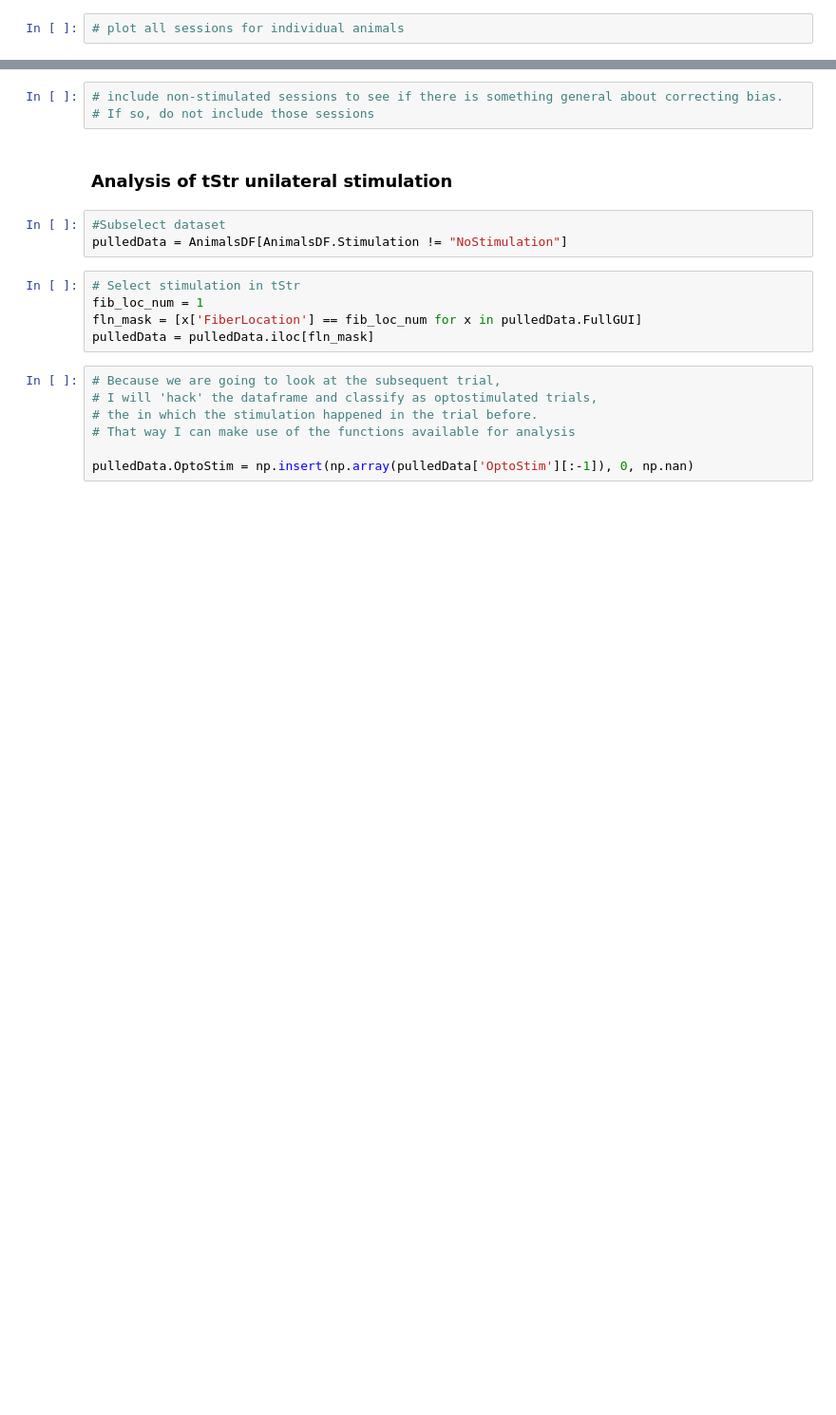
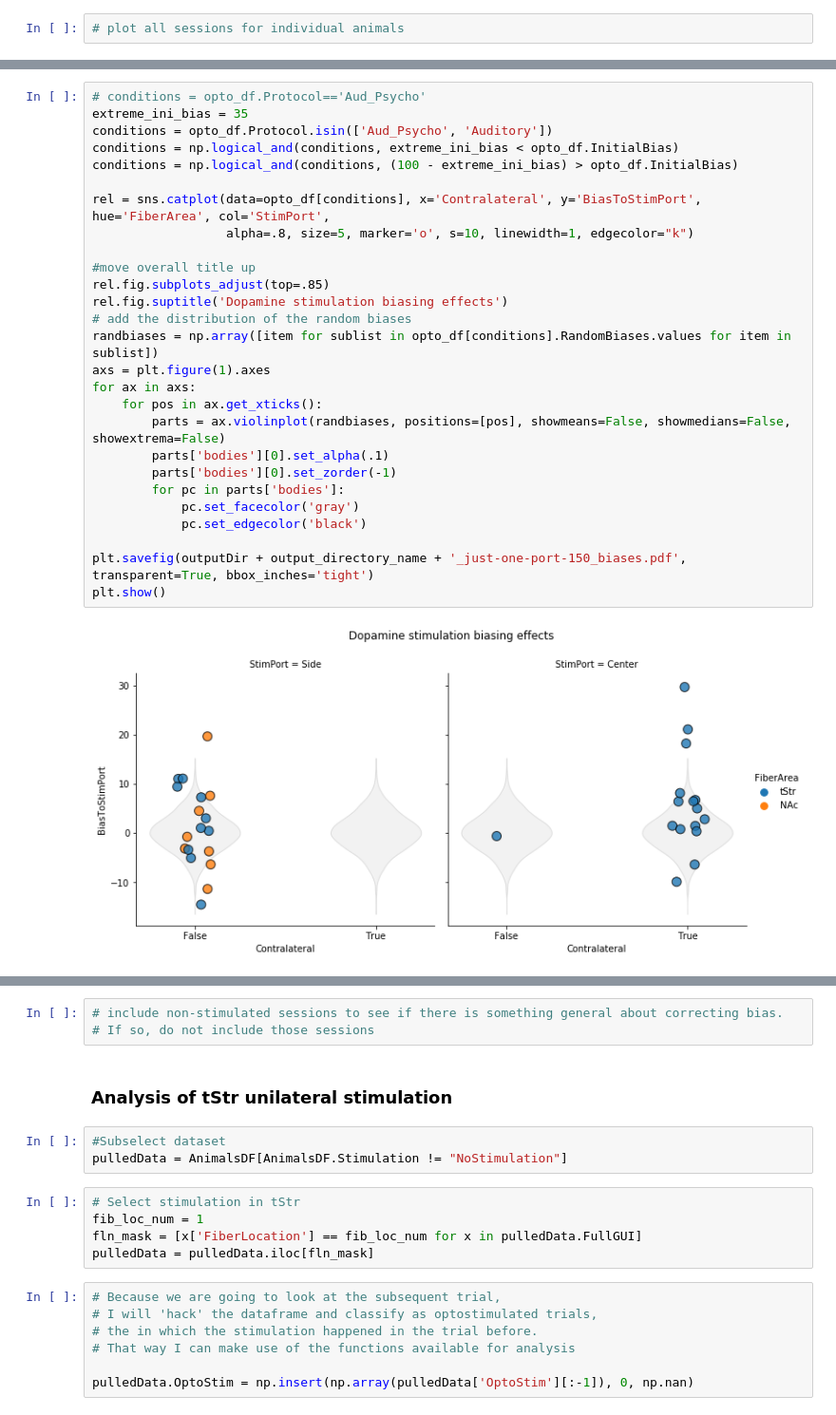
Before and after one commit to HernandoMV/BehaviouralAnalysis, a Jupyter notebook: Dopamine_optostimulation.ipynb, the cells around one changed output, grey strips where cells are left out. Shown at 95% size. Saved outputs shown, nothing was run; the diff lists cells and outputs as text; blank space fills up the shorter version.

```diff
--- a/Dopamine_optostimulation.ipynb
+++ b/Dopamine_optostimulation.ipynb
@@ -297,0 +298,29 @@ sns.catplot(data=opto_df[conditions], x='FiberSide', y='BiasToStimPort', hue='Fi
+# %%
+# conditions = opto_df.Protocol=='Aud_Psycho'
+extreme_ini_bias = 35
+conditions = opto_df.Protocol.isin(['Aud_Psycho', 'Auditory'])
+conditions = np.logical_and(conditions, extreme_ini_bias < opto_df.InitialBias)
+conditions = np.logical_and(conditions, (100 - extreme_ini_bias) > opto_df.InitialBias)
+
+rel = sns.catplot(data=opto_df[conditions], x='Contralateral', y='BiasToStimPort', hue='FiberArea', col='StimPort',
+                  alpha=.8, size=5, marker='o', s=10, linewidth=1, edgecolor="k")
+
+#move overall title up
+rel.fig.subplots_adjust(top=.85)
+rel.fig.suptitle('Dopamine stimulation biasing effects')
+# add the distribution of the random biases
+randbiases = np.array([item for sublist in opto_df[conditions].RandomBiases.values for item in sublist])
+axs = plt.figure(1).axes
+for ax in axs:
+    for pos in ax.get_xticks():
+        parts = ax.violinplot(randbiases, positions=[pos], showmeans=False, showmedians=False, showextrema=False)
+        parts['bodies'][0].set_alpha(.1)
+        parts['bodies'][0].set_zorder(-1)
+        for pc in parts['bodies']:
+            pc.set_facecolor('gray')
+            pc.set_edgecolor('black')
+
+plt.savefig(outputDir + output_directory_name + '_just-one-port-150_biases.pdf', transparent=True, bbox_inches='tight')
+plt.show()
+# %% [output]
+[figure, added]
```
Also changed, not shown: parts of 10 cells of this notebook.
